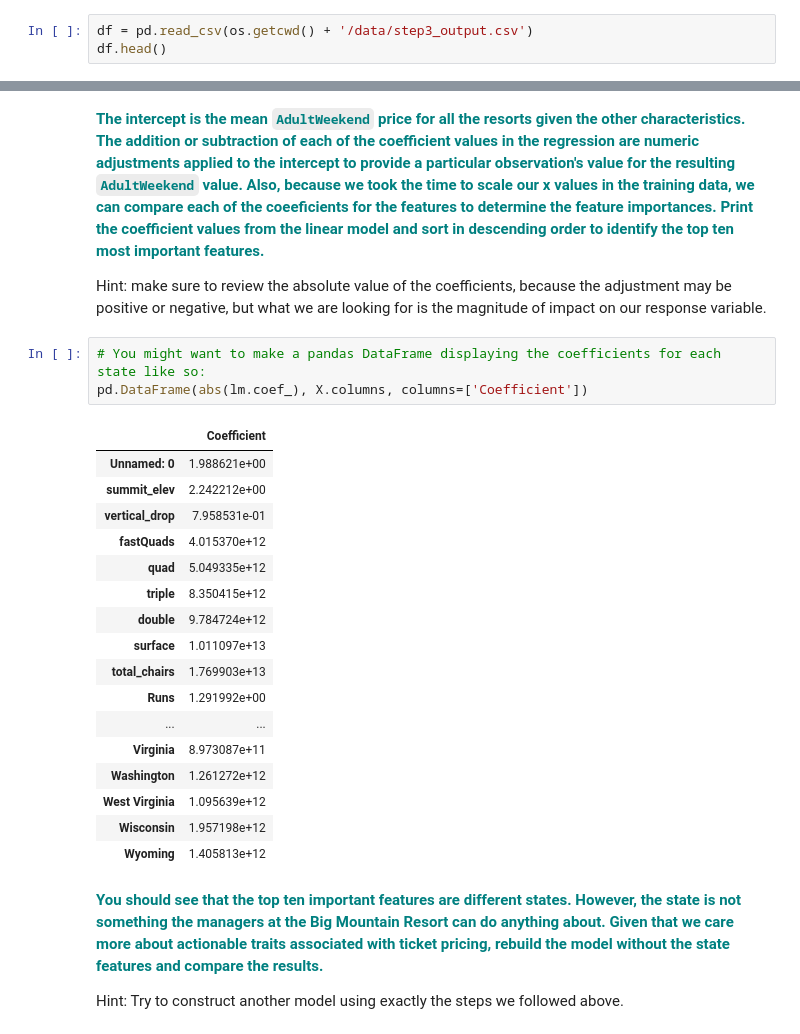
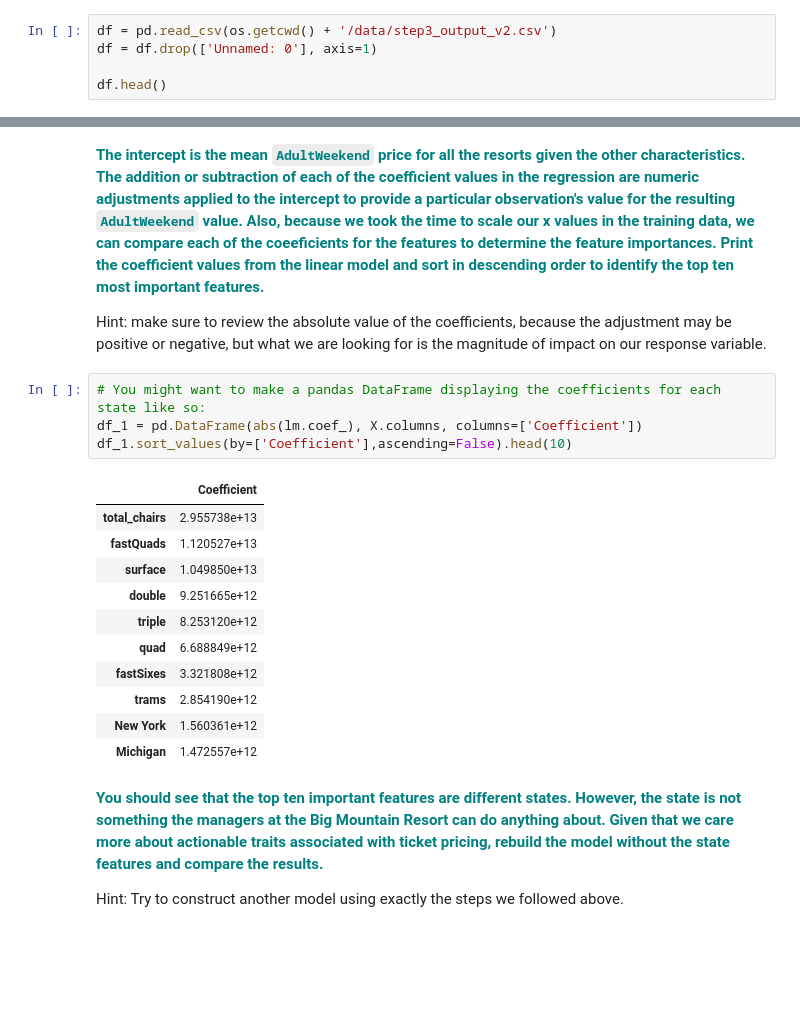
Before and after one commit to chanchuck/GuidedCapstone, a Jupyter notebook: modeling/Notebook_stepfourandfive.ipynb, the cells around one changed output, grey strips where cells are left out. Saved outputs shown, nothing was run; the diff lists cells and outputs as text; blank space fills up the shorter version.

```diff
--- a/modeling/Notebook_stepfourandfive.ipynb
+++ b/modeling/Notebook_stepfourandfive.ipynb
@@ -45,6 +45,8 @@ os.getcwd()
 # %% [markdown]
 **<font color='teal'>  Load the csv file you created in step 3, remember it should be saved inside your data subfolder and print the first five rows.</font>**
 # %%
-df = pd.read_csv(os.getcwd() + '/data/step3_output.csv')
+df = pd.read_csv(os.getcwd() + '/data/step3_output_v2.csv')
+df = df.drop(['Unnamed: 0'], axis=1)
+
 df.head()
 # %% [output]
@@ -201,25 +207,20 @@ print(lm.intercept_)
 Hint: make sure to review the absolute value of the coefficients, because the adjustment may be positive or negative, but what we are looking for is the magnitude of impact on our response variable.
 # %%
 # You might want to make a pandas DataFrame displaying the coefficients for each state like so:
-pd.DataFrame(abs(lm.coef_), X.columns, columns=['Coefficient'])
+df_1 = pd.DataFrame(abs(lm.coef_), X.columns, columns=['Coefficient'])
+df_1.sort_values(by=['Coefficient'],ascending=False).head(10)
 # %% [output]
 |  | Coefficient |
-| Unnamed: 0 | 1.988621e+00 |
-| summit_elev | 2.242212e+00 |
-| vertical_drop | 7.958531e-01 |
-| fastQuads | 4.015370e+12 |
-| quad | 5.049335e+12 |
-| triple | 8.350415e+12 |
-| double | 9.784724e+12 |
-| surface | 1.011097e+13 |
-| total_chairs | 1.769903e+13 |
-| Runs | 1.291992e+00 |
-| ... | ... |
-| Virginia | 8.973087e+11 |
-| Washington | 1.261272e+12 |
-| West Virginia | 1.095639e+12 |
-| Wisconsin | 1.957198e+12 |
-| Wyoming | 1.405813e+12 |
+| total_chairs | 2.955738e+13 |
+| fastQuads | 1.120527e+13 |
+| surface | 1.049850e+13 |
+| double | 9.251665e+12 |
+| triple | 8.253120e+12 |
+| quad | 6.688849e+12 |
+| fastSixes | 3.321808e+12 |
+| trams | 2.854190e+12 |
+| New York | 1.560361e+12 |
+| Michigan | 1.472557e+12 |
 # %% [markdown]
 **<font color='teal'>You should see that the top ten important features are different states. However, the state is not something the managers at the Big Mountain Resort can do anything about. Given that we care more about actionable traits associated with ticket pricing, rebuild the model without the state features and compare the results. </font>**
 
```
Also changed, not shown: parts of 20 cells of this notebook.
